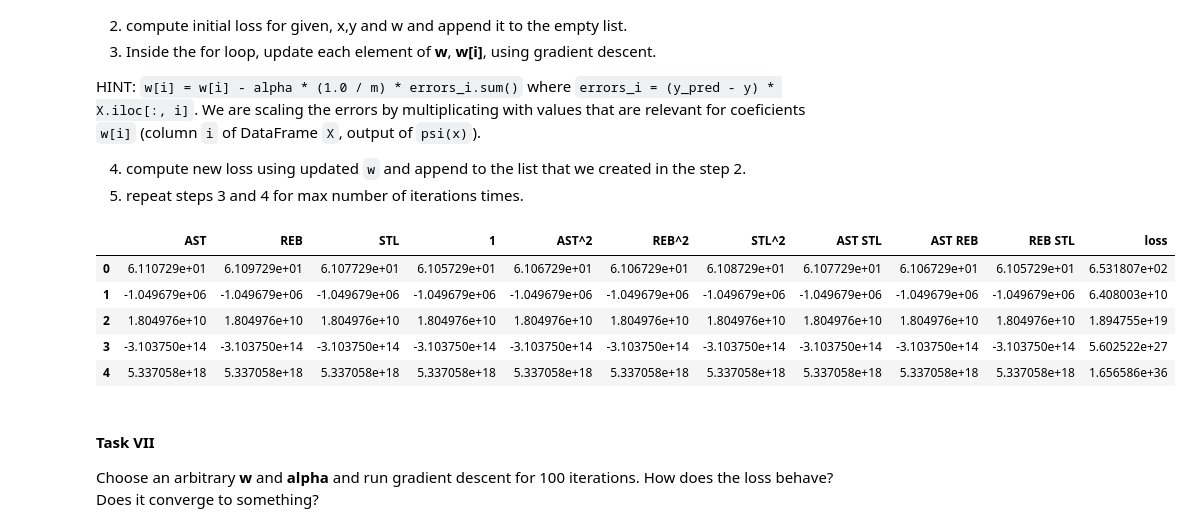
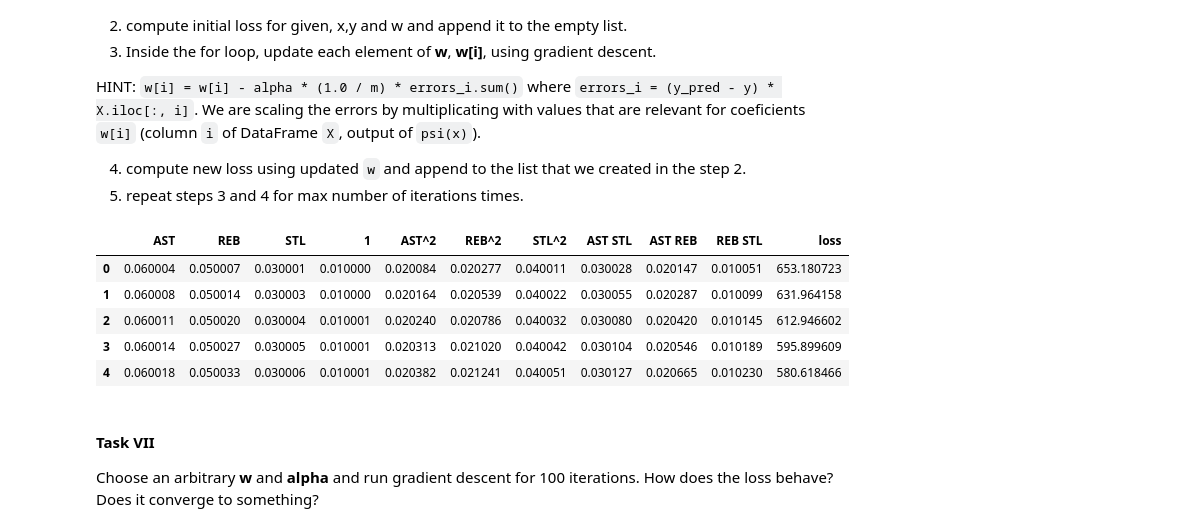
Before and after one commit to silvhua-Lighthouse/2022-10-12-regression_exercise, a Jupyter notebook: gradient_descent_challenge.ipynb, the cells around one changed output. Saved outputs shown, nothing was run; the diff lists cells and outputs as text; code cells hidden in the pictures.

```diff
--- a/gradient_descent_challenge.ipynb
+++ b/gradient_descent_challenge.ipynb
@@ -209,41 +209,41 @@ def gradient_descent(x,y,alpha,w,max_iter):
     # print(x.shape)
     # print(X.shape)
     # print(y.shape)
     w_history = []
     loss_history =[]
 
     loss_history = []
     for i in range(max_iter): # i refers to the iteration
         y_pred = p2(X,w)
         error = y - p2(X,w)
         error = error.reshape(-1,1)
         # print(psi(x).shape)
         loss = Loss(X,y,w)
-        # gradient = -(1.0 / y.size) * (error*psi(x)).sum() # this works, but makes Loss increase
-        gradient = -np.dot(X.transpose(),error).sum()/len(y) # See 'W04D4 - Optimization' lecture slides 21 and 24
+        gradient = -(1.0 / y.size) * (error*psi(x)).sum() # this works, but makes Loss increase
+        # gradient = -np.dot(X.transpose(),error).sum()/len(y) # See 'W04D4 - Optimization' lecture slides 21 and 24
 
         # print(gradient.shape)
         # print(gradient)
         w = w - (alpha * gradient)
 
         w_history.append(w)
         loss_history.append(loss)
     w_df = pd.DataFrame(w_history,columns=X.columns)
     w_df['loss'] = loss_history
 
     return w_df
 
 
-alpha = .001
+alpha = .00000001
 max_iter=5
 gradient_descent(x,y.values,alpha,w,max_iter)
 # %% [output]
 |  | AST | REB | STL | 1 | AST^2 | REB^2 | STL^2 | AST STL | AST REB | REB STL | loss |
-| 0 | 6.110729e+01 | 6.109729e+01 | 6.107729e+01 | 6.105729e+01 | 6.106729e+01 | 6.106729e+01 | 6.108729e+01 | 6.107729e+01 | 6.106729e+01 | 6.105729e+01 | 6.531807e+02 |
-| 1 | -1.049679e+06 | -1.049679e+06 | -1.049679e+06 | -1.049679e+06 | -1.049679e+06 | -1.049679e+06 | -1.049679e+06 | -1.049679e+06 | -1.049679e+06 | -1.049679e+06 | 6.408003e+10 |
-| 2 | 1.804976e+10 | 1.804976e+10 | 1.804976e+10 | 1.804976e+10 | 1.804976e+10 | 1.804976e+10 | 1.804976e+10 | 1.804976e+10 | 1.804976e+10 | 1.804976e+10 | 1.894755e+19 |
-| 3 | -3.103750e+14 | -3.103750e+14 | -3.103750e+14 | -3.103750e+14 | -3.103750e+14 | -3.103750e+14 | -3.103750e+14 | -3.103750e+14 | -3.103750e+14 | -3.103750e+14 | 5.602522e+27 |
-| 4 | 5.337058e+18 | 5.337058e+18 | 5.337058e+18 | 5.337058e+18 | 5.337058e+18 | 5.337058e+18 | 5.337058e+18 | 5.337058e+18 | 5.337058e+18 | 5.337058e+18 | 1.656586e+36 |
+| 0 | 0.060004 | 0.050007 | 0.030001 | 0.010000 | 0.020084 | 0.020277 | 0.040011 | 0.030028 | 0.020147 | 0.010051 | 653.180723 |
+| 1 | 0.060008 | 0.050014 | 0.030003 | 0.010000 | 0.020164 | 0.020539 | 0.040022 | 0.030055 | 0.020287 | 0.010099 | 631.964158 |
+| 2 | 0.060011 | 0.050020 | 0.030004 | 0.010001 | 0.020240 | 0.020786 | 0.040032 | 0.030080 | 0.020420 | 0.010145 | 612.946602 |
+| 3 | 0.060014 | 0.050027 | 0.030005 | 0.010001 | 0.020313 | 0.021020 | 0.040042 | 0.030104 | 0.020546 | 0.010189 | 595.899609 |
+| 4 | 0.060018 | 0.050033 | 0.030006 | 0.010001 | 0.020382 | 0.021241 | 0.040051 | 0.030127 | 0.020665 | 0.010230 | 580.618466 |
 # %% [markdown]
 #### Task VII
 Choose an arbitrary **w** and **alpha** and run gradient descent for 100 iterations. How does the loss behave? Does it converge to something?
```
Also changed, not shown: parts of 17 cells of this notebook.
